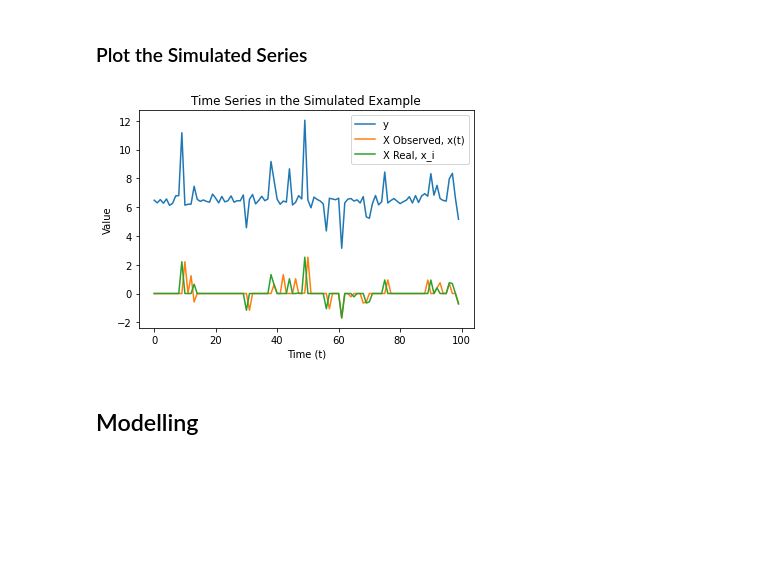
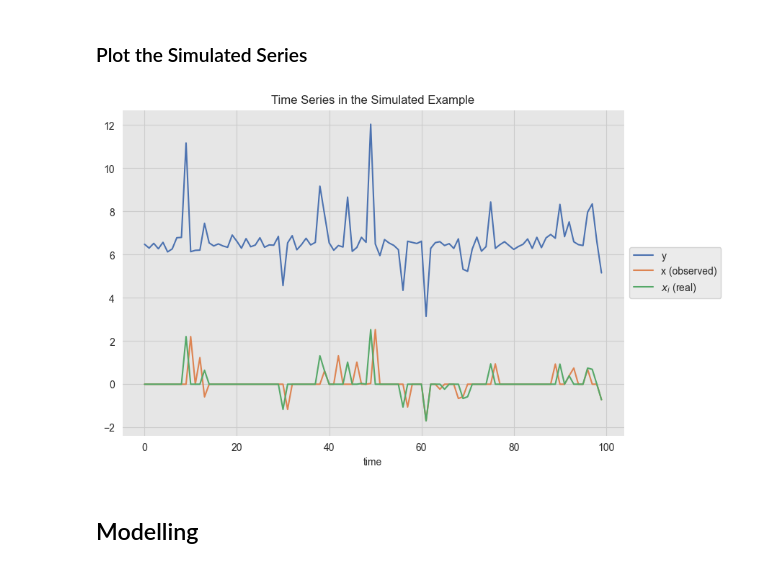
Before and after one commit to aaron1rcl/tvs_regression, a Jupyter notebook: notebooks/1_univariate_example.ipynb, the cells around one changed output. Saved outputs shown, nothing was run; the diff lists cells and outputs as text; code cells hidden in the pictures; blank space fills up the shorter version.

```diff
--- a/notebooks/1_univariate_example.ipynb
+++ b/notebooks/1_univariate_example.ipynb
@@ -96,17 +107,15 @@ y = np.sum(X_shift, axis=0) + np.random.randn(X_shift.shape[1])*0.2 + C
 # %% [markdown]
 ### Plot the Simulated Series
-# %%
-# Plot the sequences
-plt.plot(y)
-plt.plot(x)
-plt.plot(xi)
-plt.xlabel("Time (t)")
-plt.ylabel("Value")
-plt.title("Time Series in the Simulated Example")
-plt.legend(["y","X Observed, x(t)","X Real, x_i"])
-plt.show()
-# %% [output]
-[figure, removed]
+# %%
+fig, ax = plt.subplots()
+sns.lineplot(x=t, y=y, color=sns_c[0], label='y', ax=ax)
+sns.lineplot(x=t, y=x, color=sns_c[1], label='x (observed)', ax=ax)
+sns.lineplot(x=t, y=xi, color=sns_c[2], label='$x_i$ (real)', ax=ax)
+ax.legend(loc='center left', bbox_to_anchor=(1, 0.5))
+ax.set(title='Time Series in the Simulated Example', xlabel='time')
+plt.savefig(f'images/plot_3.png', dpi=200,  bbox_inches='tight');
+# %% [output]
+[figure, added]
 # %% [markdown]
 ## Modelling
 # %% [markdown]
```
Also changed, not shown: parts of 22 cells of this notebook, 9 other files.
